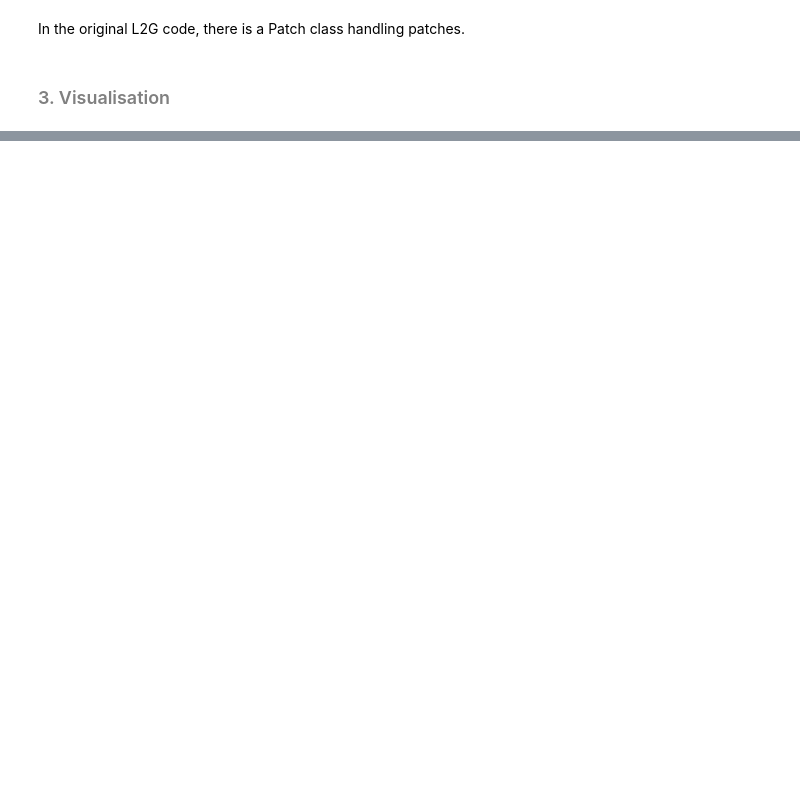
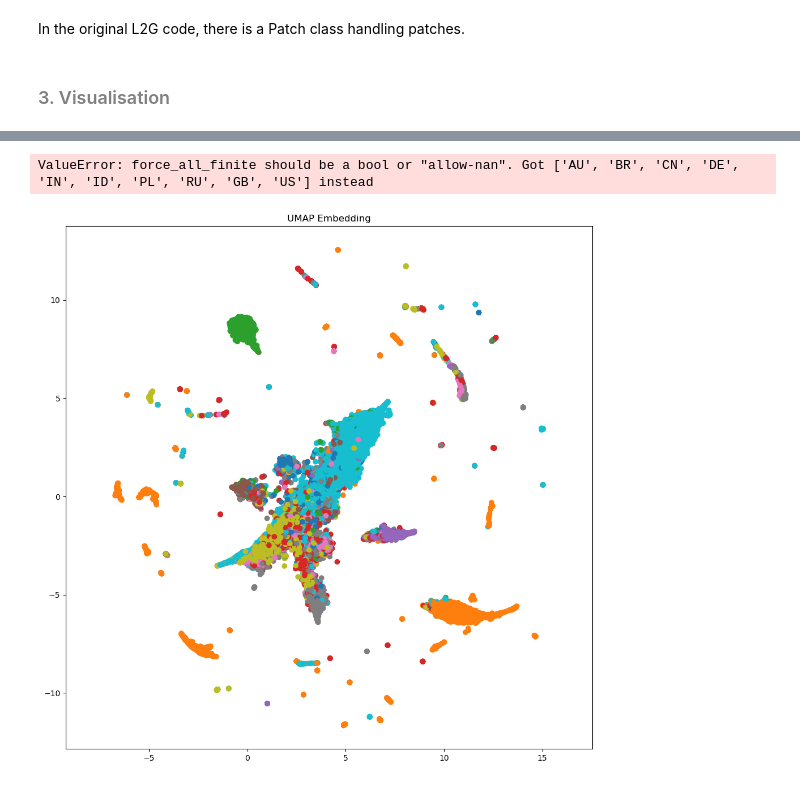
Before and after one commit to OxfordRSE/L2Gv2, a Jupyter notebook: nas.ipynb, the cells around one changed output, grey strips where cells are left out. Cells and saved outputs as stored; diff of their text form; code cells hidden in the pictures; blank space fills up the shorter version.

```diff
--- a/nas.ipynb
+++ b/nas.ipynb
@@ -379,0 +403,35 @@ for d in dates:
+# %%
+embeddings = []
+for i,d in enumerate(dates):
+    patch = tg_graphs[d]
+    embeddings.append(models[i].encode(patch).detach().numpy())
+# %%
+def create_umap(points, reducer):
+    return reducer.fit(points)
+# %%
+reducer = umap.UMAP(n_neighbors=5, min_dist=0.0, metric='euclidean')
+reducer.fit_transform(embeddings[0], dates[0], most_common)
+# %% [output]
+ValueError: force_all_finite should be a bool or "allow-nan". Got ['AU', 'BR', 'CN', 'DE', 'IN', 'ID', 'PL', 'RU', 'GB', 'US'] instead
+# %%
+points = []
+labels = []
+umaps = []
+for i,d in enumerate(dates):
+    p, l = reduce_data(embeddings[i], d, most_common)
+    points.append(p)
+    labels.append(l)
+    umaps.append(create_umap(p, reducer))
+# %%
+fig, ax = plt.subplots(1, 1, figsize=(12,12))
+ax.scatter(
+    umaps[1][:, 0],
+    umaps[1][:, 1],
+    c=[sns.color_palette()[x] for x in labels[1]],
+    lw=1
+)
+plt.gca().set_aspect('equal', 'datalim')
+plt.title('UMAP Embedding', fontsize=12)
+plt.show()
+# %% [output]
+[figure, added]
```
Also changed, not shown: parts of 19 cells of this notebook.
